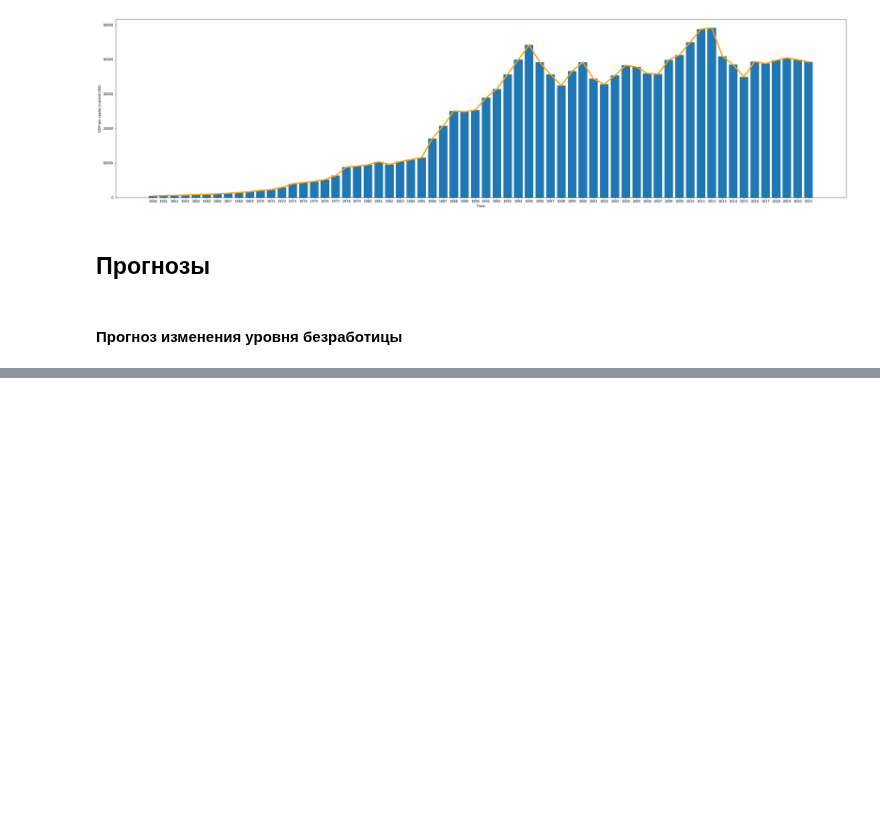
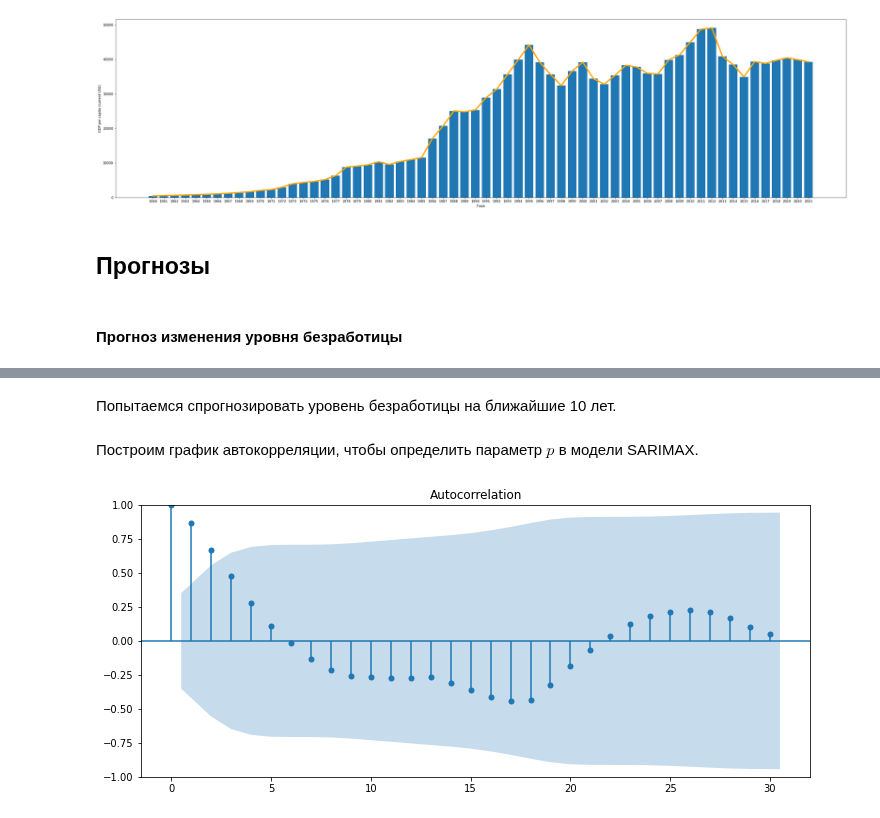
Before and after one commit to endygamedev/university, a Jupyter notebook: 4-course-7-semester/economic-dynamics-models/task-5/japan.ipynb, the cells around one changed output, grey strips where cells are left out. Saved outputs shown, nothing was run; the diff lists cells and outputs as text; code cells hidden in the pictures; blank space fills up the shorter version.

```diff
--- a/4-course-7-semester/economic-dynamics-models/task-5/japan.ipynb
+++ b/4-course-7-semester/economic-dynamics-models/task-5/japan.ipynb
@@ -182,2 +181,4 @@ plt.show()
+# %% [markdown]
+Попытаемся спрогнозировать уровень безработицы на ближайшие 10 лет.
 # %%
 forecast_year = 10
@@ -186,0 +188,8 @@ len_un_pre = len(unemployment_pre)
+# %% [markdown]
+Построим график автокорреляции, чтобы определить параметр $p$ в модели SARIMAX.
+# %%
+plt.rcParams["figure.figsize"] = (12,5)
+plot_acf(unemployment_pre, lags=30)
+plt.show()
+# %% [output]
+[figure, added]
```
Also changed, not shown: parts of 43 cells of this notebook, 3 other files.
